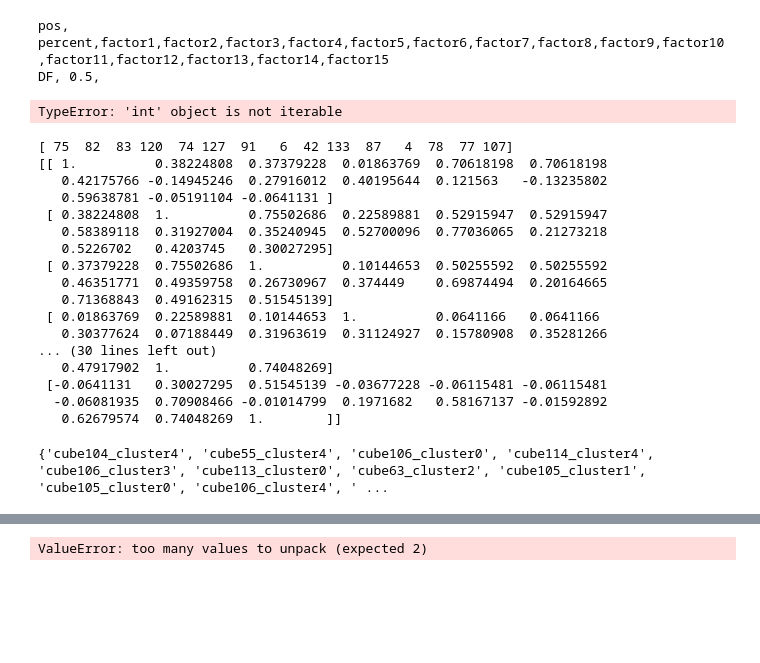
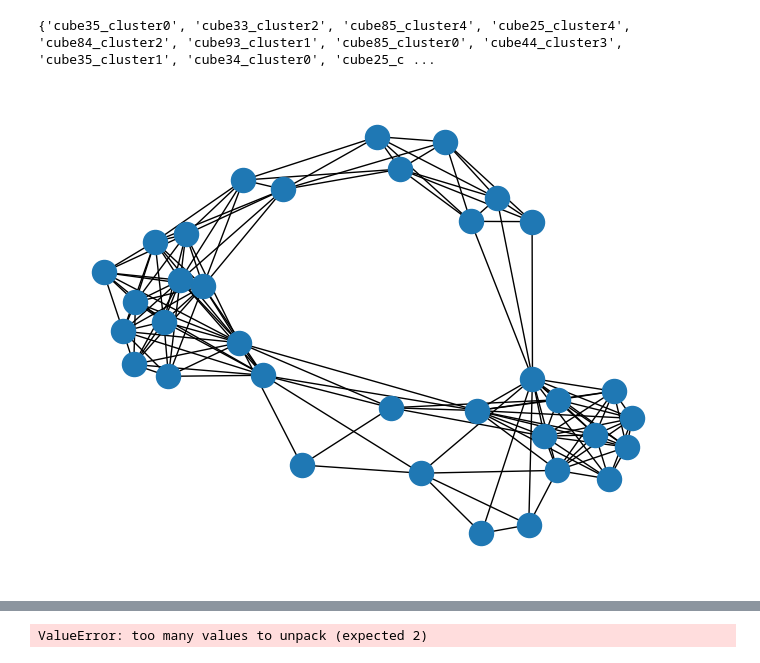
Before and after one commit to Nours135/TDANjuFULL, a Jupyter notebook: Tda_basic_flare_vacancy.ipynb, the cells around one changed output, grey strips where cells are left out. Drawn from its saved outputs; the diff is of its cells as text; code cells hidden in the pictures; blank space fills up the shorter version.

```diff
--- a/Tda_basic_flare_vacancy.ipynb
+++ b/Tda_basic_flare_vacancy.ipynb
@@ -402,54 +462,17 @@ TklW,  0.49
-# %%
-data_l = []
-for _, data in res.items():
-    data_l.append(data)
-data_l = sorted(data_l, key=lambda x:x[0])
-print('pos, percent,', end='')
-print(','.join([f'factor{i+1}' for i in range(15)]))
-
-for data in data_l:
-    print(data[0], end=', ')
-    print(round(data[1], 2), end=', ')
-    print(*list(data[2]), sep=',')
-# %% [output]
-pos, percent,factor1,factor2,factor3,factor4,factor5,factor6,factor7,factor8,factor9,factor10,factor11,factor12,factor13,factor14,factor15
-DF, 0.5,
-TypeError: 'int' object is not iterable
-# %%
-
-# 简单粗暴点，不管是否邻接，直接计算方差
-feature_l = []
-for clusterName, feature in dataset.cluster_features.items():
-    feature_l.append(feature.reshape(1, -1)) # reshape [1, features_dim]
-stats = np.concatenate(feature_l, axis=0)
-stds = np.std(stats, axis=0)
-topK_ids = np.argsort(stds)[-15:]
-print(topK_ids)
-print(np.corrcoef(stats[:, topK_ids].T))
-# %% [output]
-[ 75  82  83 120  74 127  91   6  42 133  87   4  78  77 107]
-[[ 1.          0.38224808  0.37379228  0.01863769  0.70618198  0.70618198
-   0.42175766 -0.14945246  0.27916012  0.40195644  0.121563   -0.13235802
-   0.59638781 -0.05191104 -0.0641131 ]
- [ 0.38224808  1.          0.75502686  0.22589881  0.52915947  0.52915947
-   0.58389118  0.31927004  0.35240945  0.52700096  0.77036065  0.21273218
-   0.5226702   0.4203745   0.30027295]
- [ 0.37379228  0.75502686  1.          0.10144653  0.50255592  0.50255592
-   0.46351771  0.49359758  0.26730967  0.374449    0.69874494  0.20164665
-   0.71368843  0.49162315  0.51545139]
- [ 0.01863769  0.22589881  0.10144653  1.          0.0641166   0.0641166
-   0.30377624  0.07188449  0.31963619  0.31124927  0.15780908  0.35281266
-... (30 lines left out)
-   0.47917902  1.          0.74048269]
- [-0.0641131   0.30027295  0.51545139 -0.03677228 -0.06115481 -0.06115481
-  -0.06081935  0.70908466 -0.01014799  0.1971682   0.58167137 -0.01592892
-   0.62679574  0.74048269  1.        ]]
 # %%
-node1 = 'cube63_cluster4'
-node2 = 'cube54_cluster1'
-res = dataset.find_ring(node1=node1, node2=node2, node3=None)
+# hole识别部分的代码
+# 第一步，调用算法1识别子图
+node1 = 'cube75_cluster0'
+node2 = 'cube34_cluster1'
+node3 = None
+res = dataset.find_ring(node1=node1, node2=node2, node3=node3)
 print(res)
 sub_graph = dataset.graph.subgraph(list(res))
-member_l, cur_df, cluster_pair_differs_l = dataset.get_members(list(res), method='ring_opposite')
+
+# 执行算法2，计算空洞周围的
+member_l, cur_df, cluster_pair_differs_l = dataset.get_members(list(res), method='ring_opposite', newrenorm=0)
+
+dataset.draw_subGraph(list(res))
 # %% [output]
-{'cube104_cluster4', 'cube55_cluster4', 'cube106_cluster0', 'cube114_cluster4', 'cube106_cluster3', 'cube113_cluster0', 'cube63_cluster2', 'cube105_cluster1', 'cube105_cluster0', 'cube106_cluster4', ' ...
+{'cube35_cluster0', 'cube33_cluster2', 'cube85_cluster4', 'cube25_cluster4', 'cube84_cluster2', 'cube93_cluster1', 'cube85_cluster0', 'cube44_cluster3', 'cube35_cluster1', 'cube34_cluster0', 'cube25_c ...
+[figure, added]
```
Also changed, not shown: parts of 9 cells of this notebook, 3 other files.
